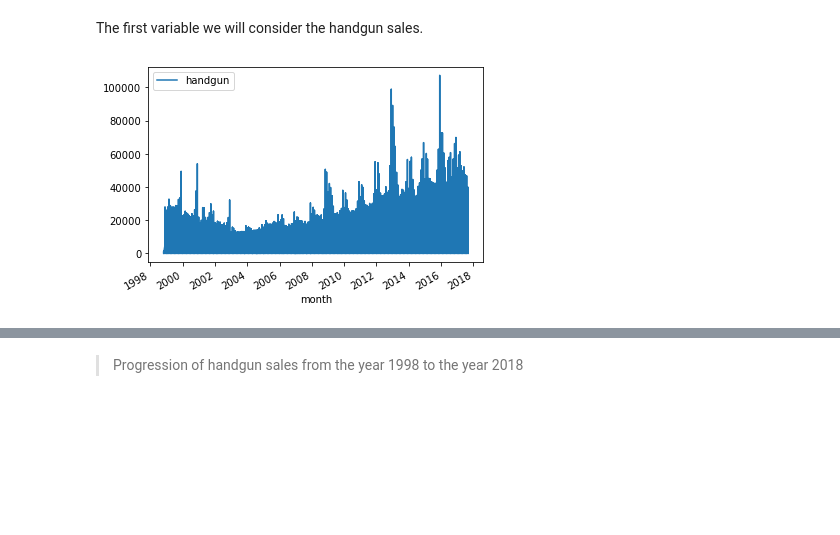
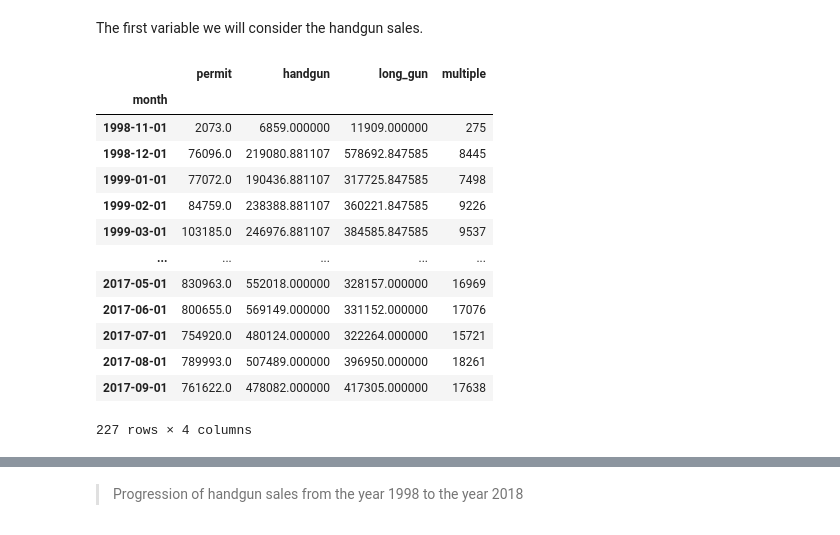
Before and after one commit to jjjeorgee/ALX-T, a Jupyter notebook: Project 01/NCIS background checks data analysis collated with US census data.ipynb, the cells around one changed output, grey strips where cells are left out. Cells and saved outputs as stored; diff of their text form; code cells hidden in the pictures; blank space fills up the shorter version.

```diff
--- a/Project 01/NCIS background checks data analysis collated with US census data.ipynb
+++ b/Project 01/NCIS background checks data analysis collated with US census data.ipynb
@@ -479,7 +607,22 @@ ValueError: invalid literal for int() with base 10: 'Population estimates, July
 As earlier stated, for the sake of this analysis, only the columns containing permit checks for the handgun, long gun, and multiple guns will be considered as gun sales. And so, in tackling this research question, all we need to do is examine the three variables over time frame provided for us in the dataset.
 # %% [markdown]
 The first variable we will consider the handgun sales.
-# %%
-Gun_data.plot(x='month', y='handgun', kind='line');
-# %% [output]
-[figure, removed]
+# %%
+df2 = Gun_data.groupby('month').sum()
+# %%
+df2
+# %% [output]
+|  | permit | handgun | long_gun | multiple |
+| month |  |  |  |  |
+| 1998-11-01 | 2073.0 | 6859.000000 | 11909.000000 | 275 |
+| 1998-12-01 | 76096.0 | 219080.881107 | 578692.847585 | 8445 |
+| 1999-01-01 | 77072.0 | 190436.881107 | 317725.847585 | 7498 |
+| 1999-02-01 | 84759.0 | 238388.881107 | 360221.847585 | 9226 |
+| 1999-03-01 | 103185.0 | 246976.881107 | 384585.847585 | 9537 |
+| ... | ... | ... | ... | ... |
+| 2017-05-01 | 830963.0 | 552018.000000 | 328157.000000 | 16969 |
+| 2017-06-01 | 800655.0 | 569149.000000 | 331152.000000 | 17076 |
+| 2017-07-01 | 754920.0 | 480124.000000 | 322264.000000 | 15721 |
+| 2017-08-01 | 789993.0 | 507489.000000 | 396950.000000 | 18261 |
+| 2017-09-01 | 761622.0 | 478082.000000 | 417305.000000 | 17638 |
+227 rows × 4 columns
```
Also changed, not shown: parts of 65 cells of this notebook, 1 other file.
